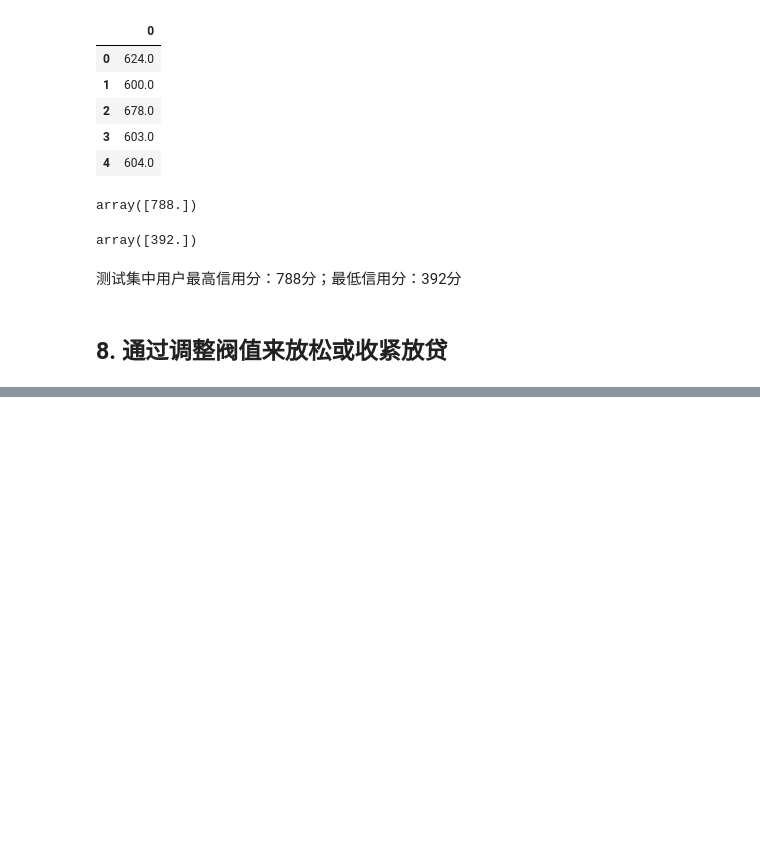
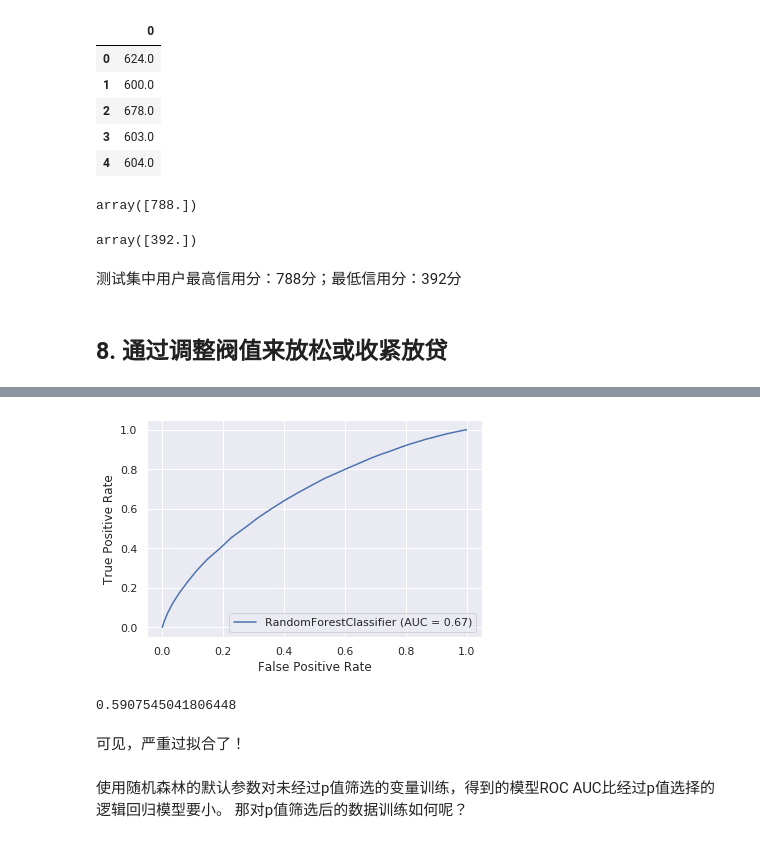
Before and after one commit to GoldenRaven/Lending_Club, a Jupyter notebook: code_my/PD_modeling.ipynb, the cells around one changed output, grey strips where cells are left out. Cells and saved outputs as stored; diff of their text form; code cells hidden in the pictures; blank space fills up the shorter version.

```diff
--- a/code_my/PD_modeling.ipynb
+++ b/code_my/PD_modeling.ipynb
@@ -847,0 +898,13 @@ array([392.])
+# %%
+plot_roc_curve(rf, inputs_test, targets_test);
+# %% [output]
+[figure, added]
+# %%
+roc_auc_score(pred_test, targets_test)
+# %% [output]
+0.5907545041806448
+# %% [markdown]
+可见，严重过拟合了！
+# %% [markdown]
+使用随机森林的默认参数对未经过p值筛选的变量训练，得到的模型ROC AUC比经过p值选择的逻辑回归模型要小。
+那对p值筛选后的数据训练如何呢？
```
Also changed, not shown: parts of 66 cells of this notebook, 1 other file.
